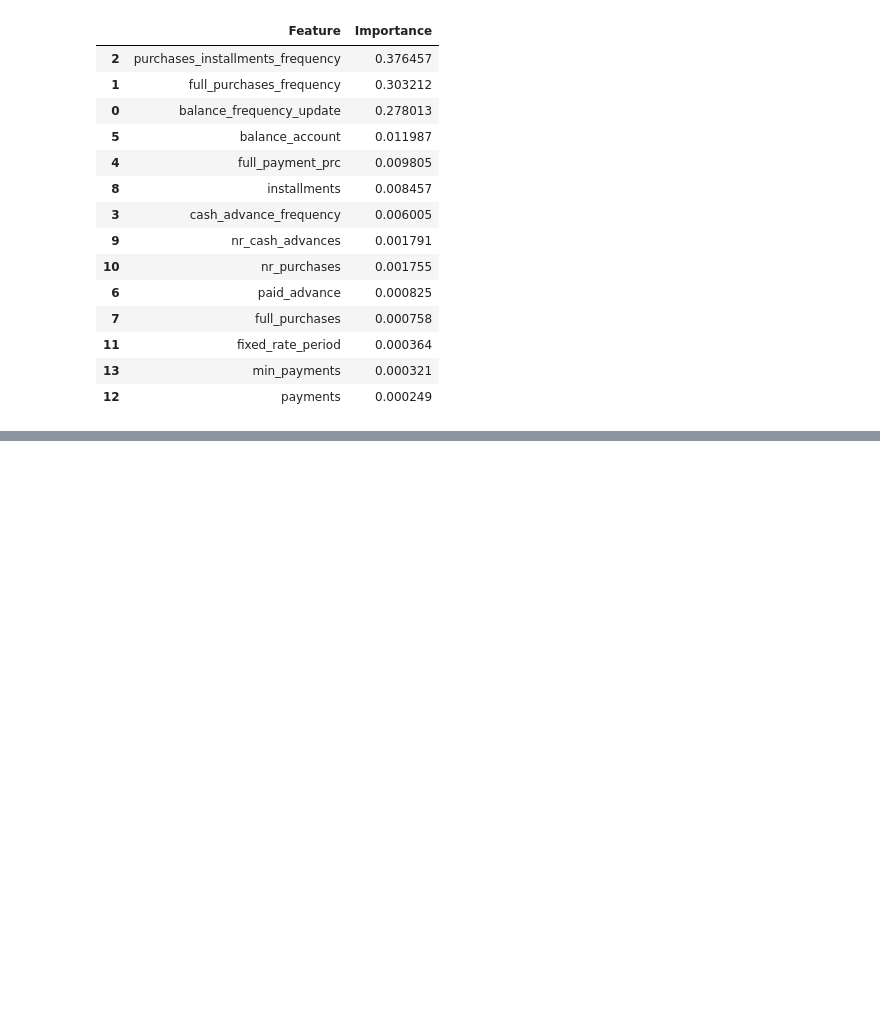
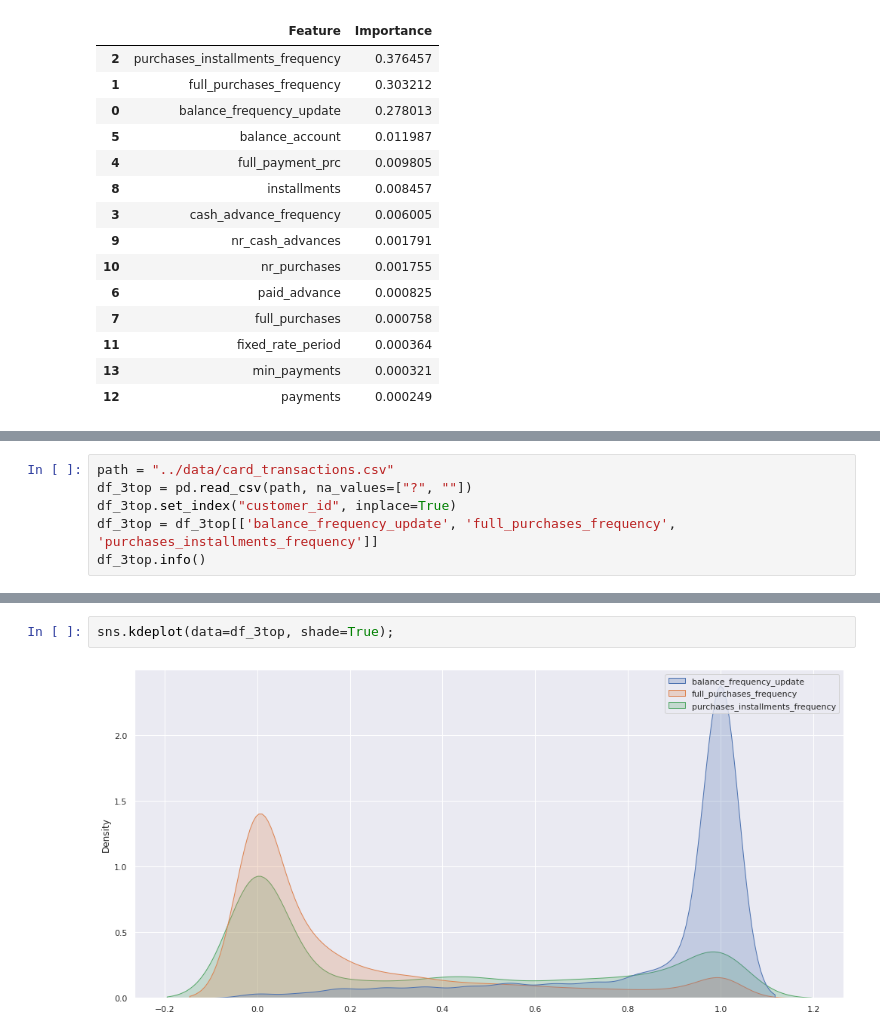
Before and after one commit to ansamz/Customer-Segmentation, a Jupyter notebook: notebooks/AZ_CreditCard.ipynb, the cells around one changed output, grey strips where cells are left out. Saved outputs shown, nothing was run; the diff lists cells and outputs as text; blank space fills up the shorter version.

```diff
--- a/notebooks/AZ_CreditCard.ipynb
+++ b/notebooks/AZ_CreditCard.ipynb
@@ -665,0 +670,6 @@ TypeError: no numeric data to plot
+# %%
+path = "../data/card_transactions.csv"
+df_3top = pd.read_csv(path, na_values=["?", ""])
+df_3top.set_index("customer_id", inplace=True)
+df_3top = df_3top[['balance_frequency_update', 'full_purchases_frequency', 'purchases_installments_frequency']]
+df_3top.info()
@@ -665,0 +694,4 @@ TypeError: no numeric data to plot
+# %%
+sns.kdeplot(data=df_3top, shade=True);
+# %% [output]
+[figure, added]
```
Also changed, not shown: parts of 11 cells of this notebook.
